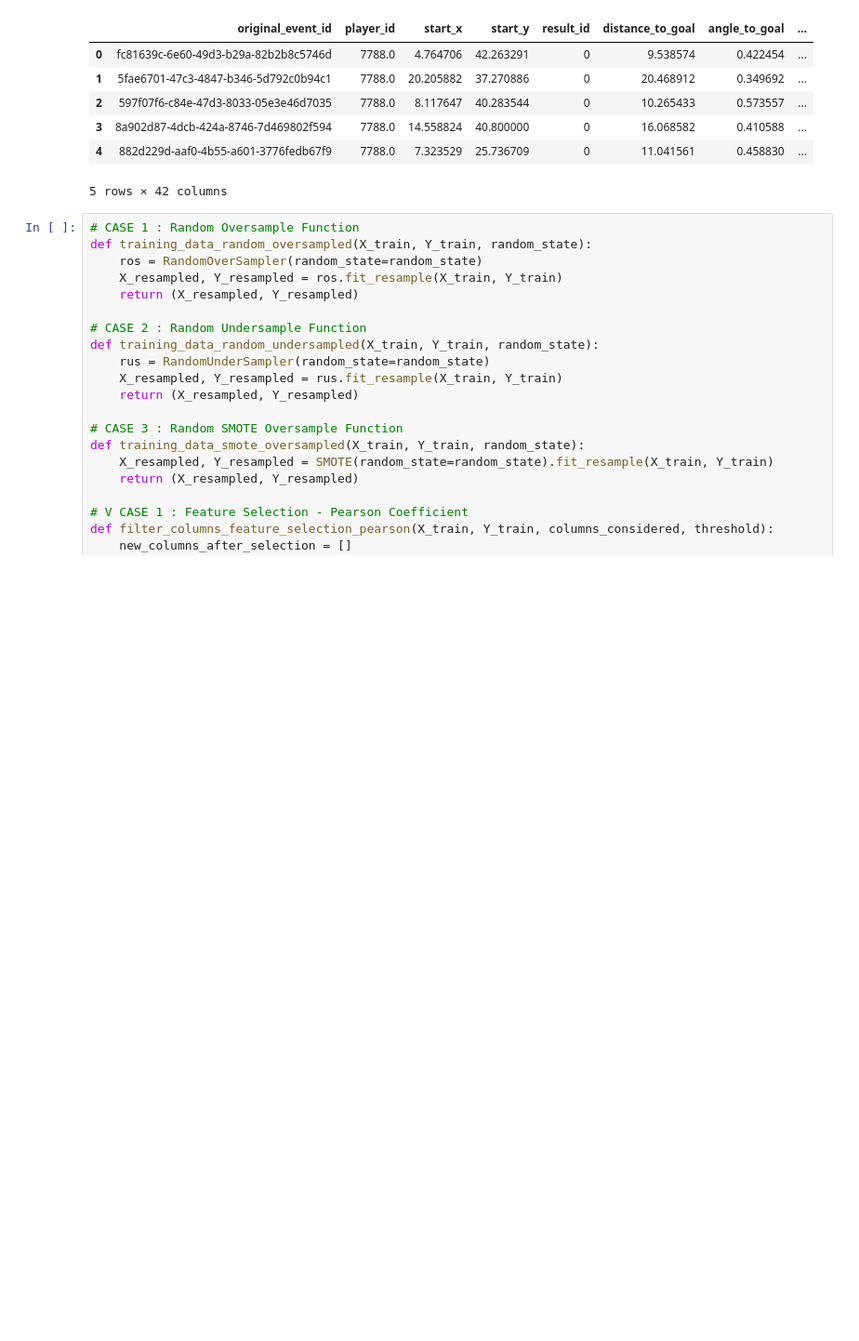
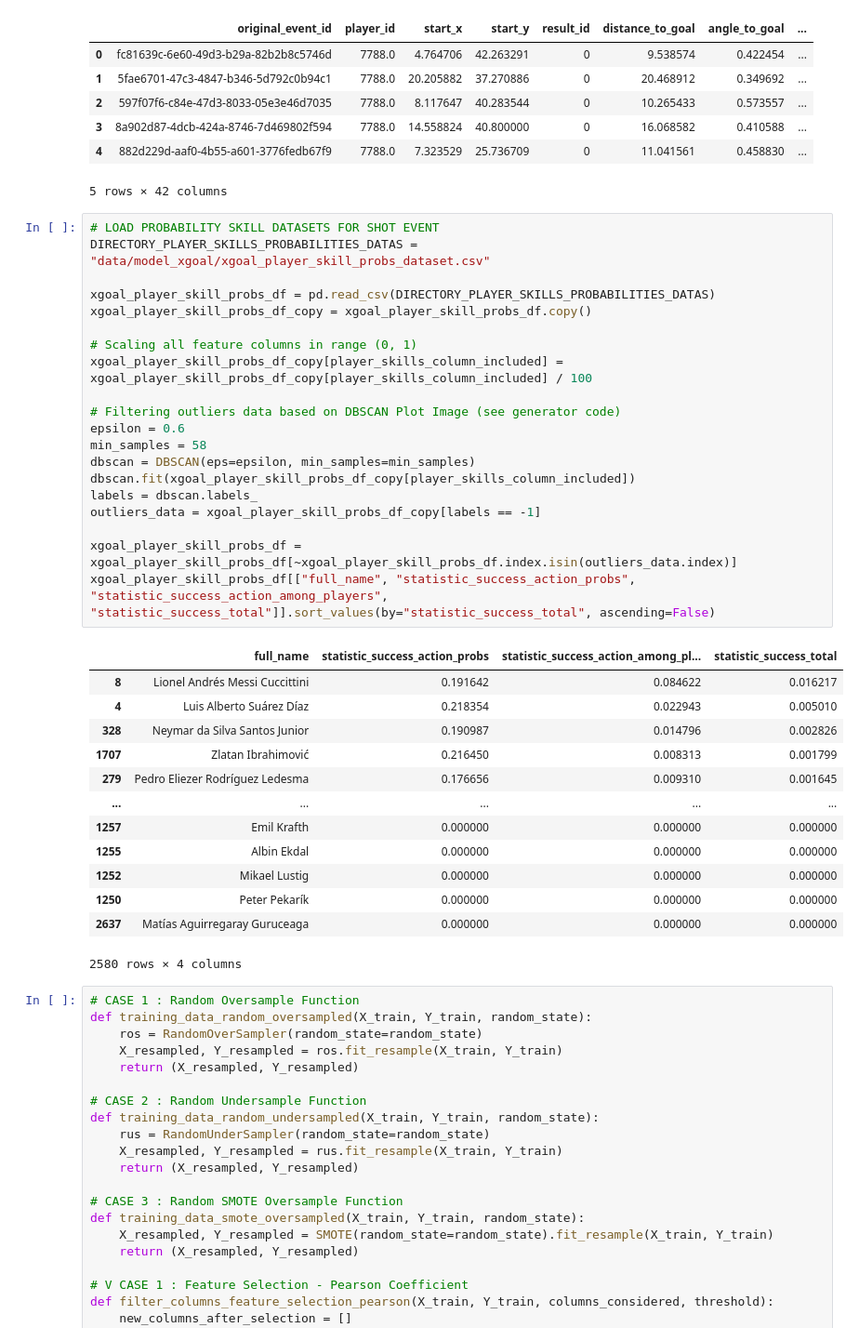
Before and after one commit to Steve23522016/vaep-base-code, a Jupyter notebook: notebooks/expected_goal_model.ipynb, the cells around one changed output. Shown at 93% size. Cells and saved outputs as stored; diff of their text form; blank space fills up the shorter version.

```diff
--- a/notebooks/expected_goal_model.ipynb
+++ b/notebooks/expected_goal_model.ipynb
@@ -459,6 +445,40 @@ big_dataframe_xgoal_model.head()
 | 3 | 8a902d87-4dcb-424a-8746-7d469802f594 | 7788.0 | 14.558824 | 40.800000 | 0 | 16.068582 | 0.410588 | ... |
 | 4 | 882d229d-aaf0-4b55-a601-3776fedb67f9 | 7788.0 | 7.323529 | 25.736709 | 0 | 11.041561 | 0.458830 | ... |
 5 rows × 42 columns
+# %%
+# LOAD PROBABILITY SKILL DATASETS FOR SHOT EVENT
+DIRECTORY_PLAYER_SKILLS_PROBABILITIES_DATAS = "data/model_xgoal/xgoal_player_skill_probs_dataset.csv"
+
+xgoal_player_skill_probs_df = pd.read_csv(DIRECTORY_PLAYER_SKILLS_PROBABILITIES_DATAS)
+xgoal_player_skill_probs_df_copy = xgoal_player_skill_probs_df.copy()
+
+# Scaling all feature columns in range (0, 1)
+xgoal_player_skill_probs_df_copy[player_skills_column_included] = xgoal_player_skill_probs_df_copy[player_skills_column_included] / 100
+
+# Filtering outliers data based on DBSCAN Plot Image (see generator code)
+epsilon = 0.6
+min_samples = 58
+dbscan = DBSCAN(eps=epsilon, min_samples=min_samples)
+dbscan.fit(xgoal_player_skill_probs_df_copy[player_skills_column_included])
+labels = dbscan.labels_
+outliers_data = xgoal_player_skill_probs_df_copy[labels == -1]
+
+xgoal_player_skill_probs_df = xgoal_player_skill_probs_df[~xgoal_player_skill_probs_df.index.isin(outliers_data.index)]
+xgoal_player_skill_probs_df[["full_name", "statistic_success_action_probs", "statistic_success_action_among_players", "statistic_success_total"]].sort_values(by="statistic_success_total", ascending=False)
+# %% [output]
+|  | full_name | statistic_success_action_probs | statistic_success_action_among_pl... | statistic_success_total |
+| 8 | Lionel Andrés Messi Cuccittini | 0.191642 | 0.084622 | 0.016217 |
+| 4 | Luis Alberto Suárez Díaz | 0.218354 | 0.022943 | 0.005010 |
+| 328 | Neymar da Silva Santos Junior | 0.190987 | 0.014796 | 0.002826 |
+| 1707 | Zlatan Ibrahimović | 0.216450 | 0.008313 | 0.001799 |
+| 279 | Pedro Eliezer Rodríguez Ledesma | 0.176656 | 0.009310 | 0.001645 |
+| ... | ... | ... | ... | ... |
+| 1257 | Emil Krafth | 0.000000 | 0.000000 | 0.000000 |
+| 1255 | Albin Ekdal | 0.000000 | 0.000000 | 0.000000 |
+| 1252 | Mikael Lustig | 0.000000 | 0.000000 | 0.000000 |
+| 1250 | Peter Pekarík | 0.000000 | 0.000000 | 0.000000 |
+| 2637 | Matías Aguirregaray Guruceaga | 0.000000 | 0.000000 | 0.000000 |
+2580 rows × 4 columns
 # %%
 # CASE 1 : Random Oversample Function
 def training_data_random_oversampled(X_train, Y_train, random_state):
```
Also changed, not shown: parts of 8 cells of this notebook, 3 other files.
